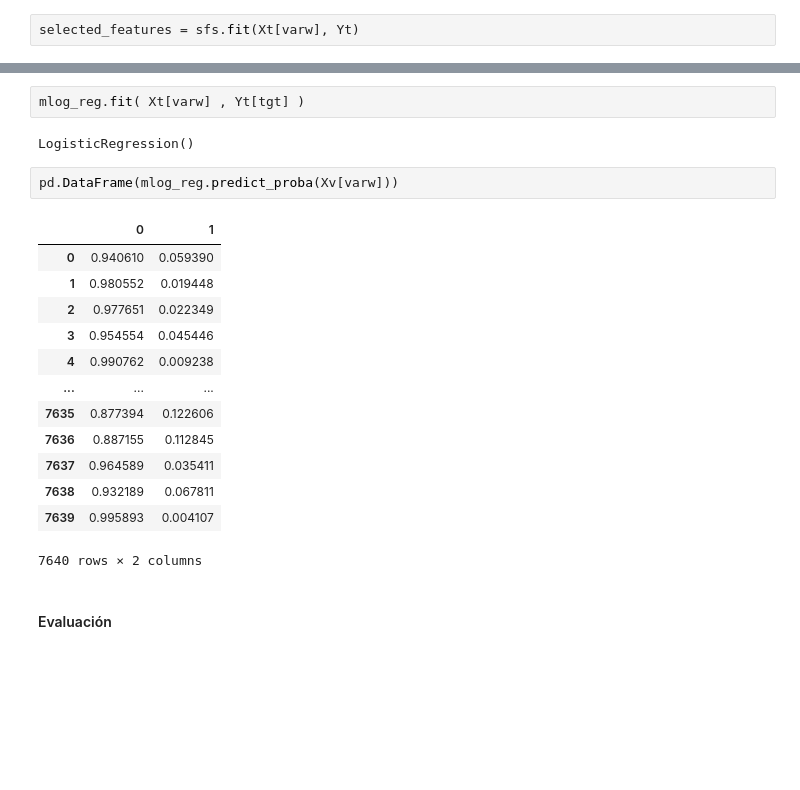
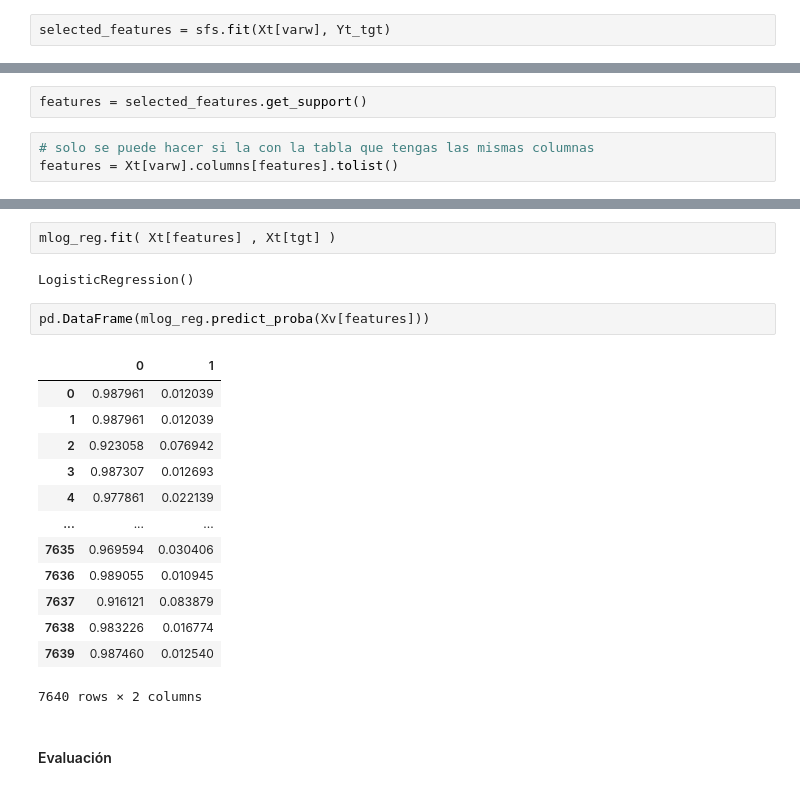
Before and after one commit to danpa26/CredRisk, a Jupyter notebook: one_yr_pd/one_year_pd.ipynb, the cells around one changed output, grey strips where cells are left out. Drawn from its saved outputs; the diff is of its cells as text; blank space fills up the shorter version.

```diff
--- a/one_yr_pd/one_year_pd.ipynb
+++ b/one_yr_pd/one_year_pd.ipynb
@@ -786,2 +789,2 @@ sfs = SequentialFeatureSelector(linear_model.LogisticRegression(),
 # %%
-selected_features = sfs.fit(Xt[varw], Yt)
+selected_features = sfs.fit(Xt[varw], Yt_tgt)
@@ -789,0 +791,5 @@ ValueError: y should be a 1d array, got an array of shape (17825, 2) instead.
+# %%
+features = selected_features.get_support()
+# %%
+# solo se puede hacer si la con la tabla que tengas las mismas columnas
+features = Xt[varw].columns[features].tolist()
@@ -824,24 +833,24 @@ from sklearn.linear_model import LogisticRegression
 # %%
 mlog_reg = LogisticRegression()
 # %%
-mlog_reg.fit( Xt[varw] , Yt[tgt] )
+mlog_reg.fit( Xt[features] , Xt[tgt] )
 # %% [output]
 LogisticRegression()
 # %%
-pd.DataFrame(mlog_reg.predict_proba(Xv[varw]))
+pd.DataFrame(mlog_reg.predict_proba(Xv[features]))
 # %% [output]
 |  | 0 | 1 |
-| 0 | 0.940610 | 0.059390 |
-| 1 | 0.980552 | 0.019448 |
-| 2 | 0.977651 | 0.022349 |
-| 3 | 0.954554 | 0.045446 |
-| 4 | 0.990762 | 0.009238 |
+| 0 | 0.987961 | 0.012039 |
+| 1 | 0.987961 | 0.012039 |
+| 2 | 0.923058 | 0.076942 |
+| 3 | 0.987307 | 0.012693 |
+| 4 | 0.977861 | 0.022139 |
 | ... | ... | ... |
-| 7635 | 0.877394 | 0.122606 |
-| 7636 | 0.887155 | 0.112845 |
-| 7637 | 0.964589 | 0.035411 |
-| 7638 | 0.932189 | 0.067811 |
-| 7639 | 0.995893 | 0.004107 |
+| 7635 | 0.969594 | 0.030406 |
+| 7636 | 0.989055 | 0.010945 |
+| 7637 | 0.916121 | 0.083879 |
+| 7638 | 0.983226 | 0.016774 |
+| 7639 | 0.987460 | 0.012540 |
 7640 rows × 2 columns
 # %% [markdown]
 #### Evaluación
```
Also changed, not shown: parts of 19 cells of this notebook.
